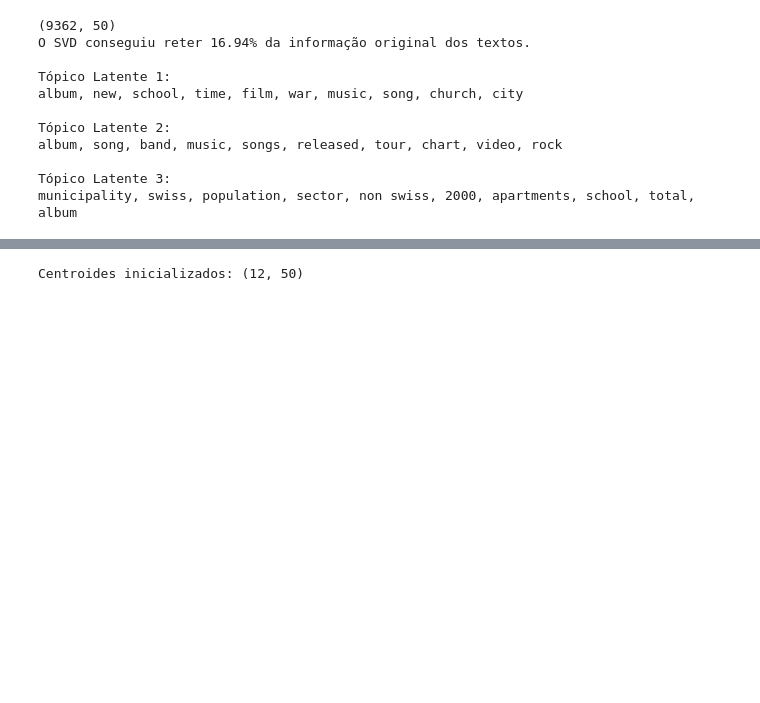
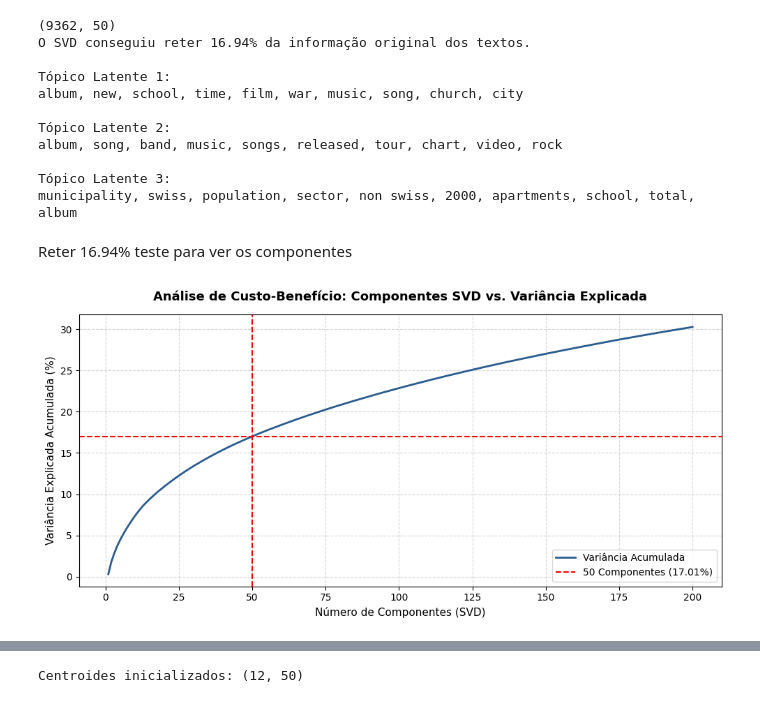
Before and after one commit to MarcosDataScientist/trabalho_unsupervised_machine_learning, a Jupyter notebook: grupamentos_fskmeans.ipynb, the cells around one changed output, grey strips where cells are left out. Saved outputs shown, nothing was run; the diff lists cells and outputs as text; code cells hidden in the pictures; blank space fills up the shorter version.

```diff
--- a/grupamentos_fskmeans.ipynb
+++ b/grupamentos_fskmeans.ipynb
@@ -402,3 +490,38 @@ album, song, band, music, songs, released, tour, chart, video, rock
 
 Tópico Latente 3:
 municipality, swiss, population, sector, non swiss, 2000, apartments, school, total, album
+# %% [markdown]
+Reter 16.94% teste para ver os componentes
+# %%
+import matplotlib.pyplot as plt
+import numpy as np
+from sklearn.decomposition import TruncatedSVD
+
+# 1. Ajustamos o SVD temporariamente com um número maior de componentes (ex: 200) para analisar a curva
+N_TESTE = 200
+svd_analise = TruncatedSVD(n_components=N_TESTE, random_state=42)
+svd_analise.fit(X)
+
+# 2. Calculamos a variância acumulada (%)
+variancia_acumulada = np.cumsum(svd_analise.explained_variance_ratio_) * 100
+
+# 3. Construção do Gráfico de Custo-Benefício
+plt.figure(figsize=(10, 5))
+plt.plot(range(1, N_TESTE + 1), variancia_acumulada, color='#2b5c8f', linewidth=2, label='Variância Acumulada')
+
+# Destaque para a escolha atual de 50 componentes
+var_50 = variancia_acumulada[49] # Índice 49 = 50 componentes
+plt.axvline(x=50, color='red', linestyle='--', linewidth=1.5, label=f'50 Componentes ({var_50:.2f}%)')
+plt.axhline(y=var_50, color='red', linestyle='--', linewidth=1.5)
+
+# Formatação e Estilo
+plt.title('Análise de Custo-Benefício: Componentes SVD vs. Variância Explicada', fontsize=13, fontweight='bold', pad=15)
+plt.xlabel('Número de Componentes (SVD)', fontsize=11)
+plt.ylabel('Variância Explicada Acumulada (%)', fontsize=11)
+plt.grid(True, linestyle='--', alpha=0.5)
+plt.legend(loc='lower right', fontsize=10)
+plt.tight_layout()
+
+plt.show()
+# %% [output]
+[figure, added]
```
Also changed, not shown: parts of 28 cells of this notebook, 3 other files.
